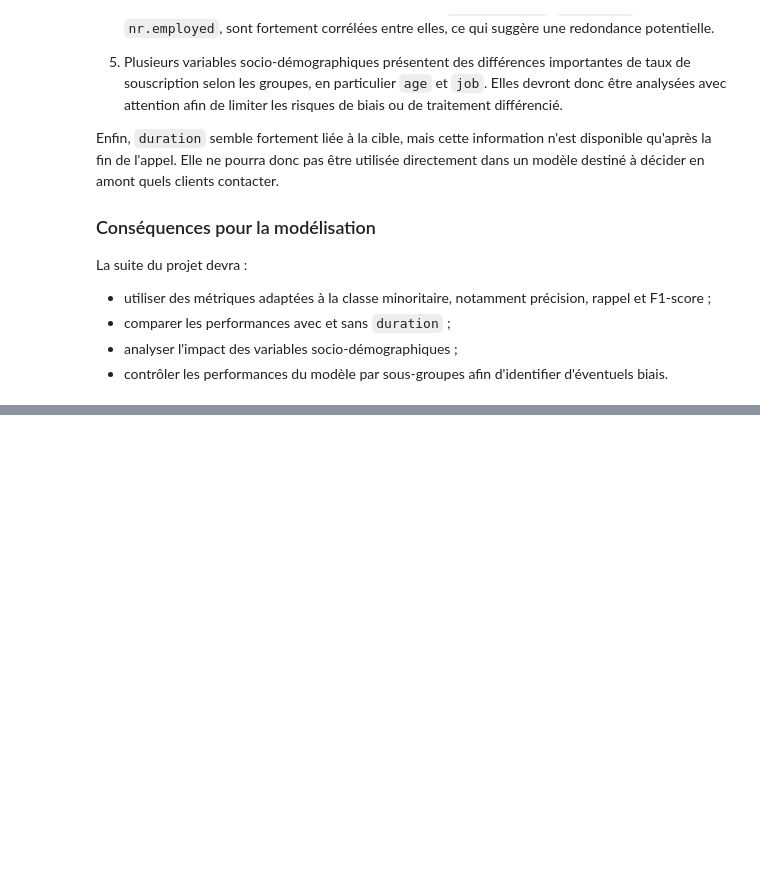
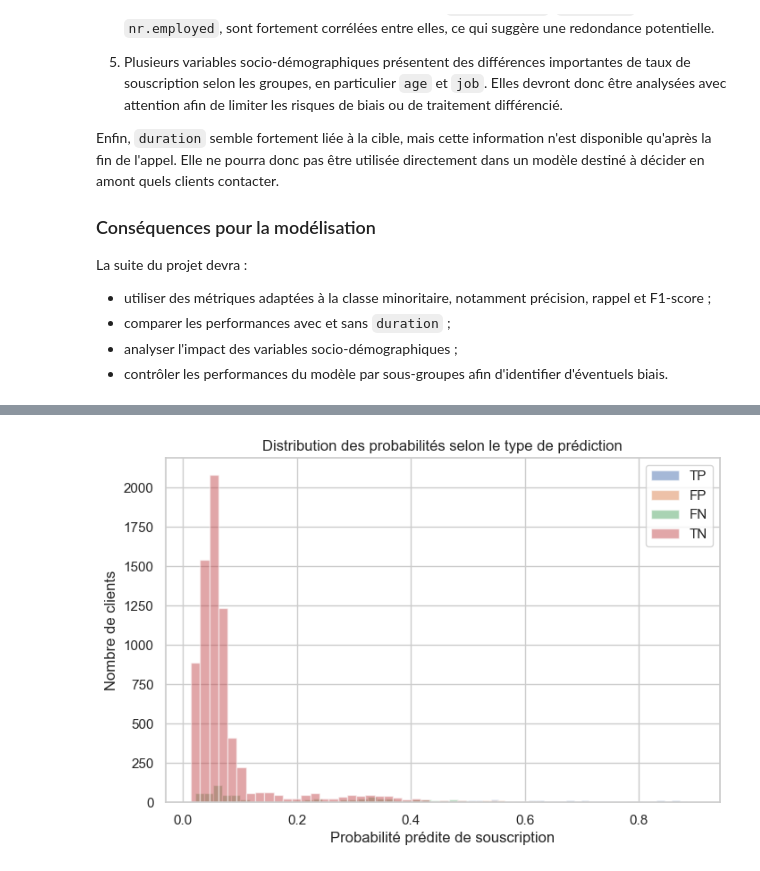
Before and after one commit to anascimento-devid/cas_usage, a Jupyter notebook: notebooks/notebook.ipynb, the cells around one changed output, grey strips where cells are left out. Cells and saved outputs as stored; diff of their text form; code cells hidden in the pictures; blank space fills up the shorter version.

```diff
--- a/notebooks/notebook.ipynb
+++ b/notebooks/notebook.ipynb
@@ -665,0 +1786,22 @@ La suite du projet devra :
+# %%
+error_df = X_test.copy()
+
+error_df["y_true"] = y_test.values
+error_df["y_pred"] = y_pred
+error_df["proba_yes"] = y_proba
+
+def error_type(row):
+    if row["y_true"] == 1 and row["y_pred"] == 1:
+        return "TP"
+    if row["y_true"] == 0 and row["y_pred"] == 0:
+        return "TN"
+    if row["y_true"] == 0 and row["y_pred"] == 1:
+        return "FP"
+    return "FN"
+
+error_df["error_type"] = error_df.apply(
+    error_type,
+    axis=1
+)
+
+error_df["error_type"].value_counts()
@@ -665,0 +1830,23 @@ La suite du projet devra :
+# %%
+plt.figure(figsize=(8, 5))
+
+for error in ["TP", "FP", "FN", "TN"]:
+    subset = error_df[
+        error_df["error_type"] == error
+    ]
+
+    plt.hist(
+        subset["proba_yes"],
+        bins=30,
+        alpha=0.5,
+        label=error
+    )
+
+plt.xlabel("Probabilité prédite de souscription")
+plt.ylabel("Nombre de clients")
+plt.title("Distribution des probabilités selon le type de prédiction")
+plt.legend()
+
+plt.show()
+# %% [output]
+[figure, added]
```
Also changed, not shown: parts of 74 cells of this notebook, 2 other files.
